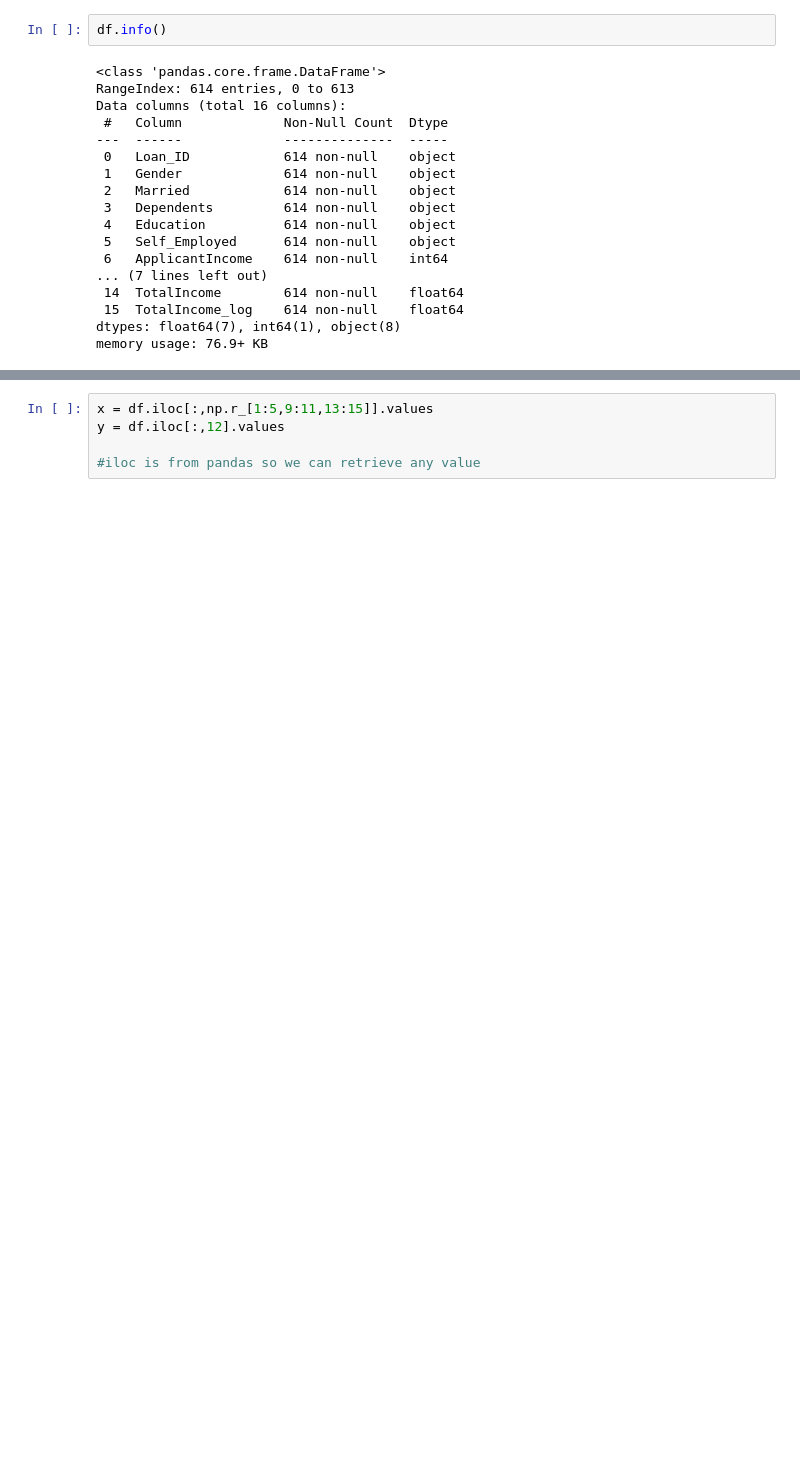
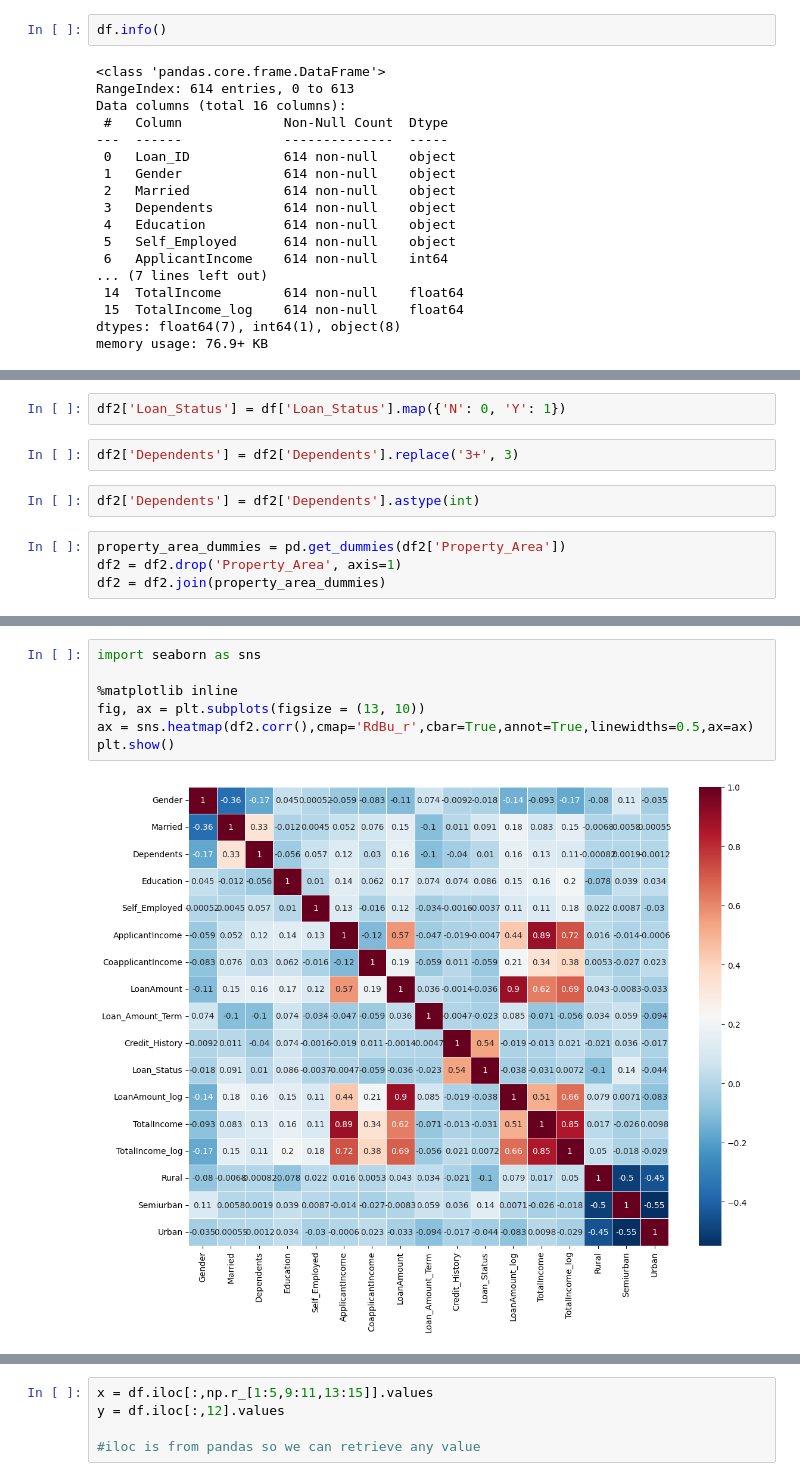
Before and after one commit to GKPrarthana/loan_approval, a Jupyter notebook: loan_approval.ipynb, the cells around one changed output, grey strips where cells are left out. Drawn from its saved outputs; the diff is of its cells as text; blank space fills up the shorter version.

```diff
--- a/loan_approval.ipynb
+++ b/loan_approval.ipynb
@@ -206,0 +221,10 @@ memory usage: 76.9+ KB
+# %%
+df2['Loan_Status'] = df['Loan_Status'].map({'N': 0, 'Y': 1})
+# %%
+df2['Dependents'] = df2['Dependents'].replace('3+', 3)
+# %%
+df2['Dependents'] = df2['Dependents'].astype(int)
+# %%
+property_area_dummies = pd.get_dummies(df2['Property_Area'])
+df2 = df2.drop('Property_Area', axis=1)
+df2 = df2.join(property_area_dummies)
@@ -206,0 +267,9 @@ memory usage: 76.9+ KB
+# %%
+import seaborn as sns
+
+%matplotlib inline
+fig, ax = plt.subplots(figsize = (13, 10))
+ax = sns.heatmap(df2.corr(),cmap='RdBu_r',cbar=True,annot=True,linewidths=0.5,ax=ax)
+plt.show()
+# %% [output]
+[figure, added]
```
Also changed, not shown: parts of 35 cells of this notebook.
